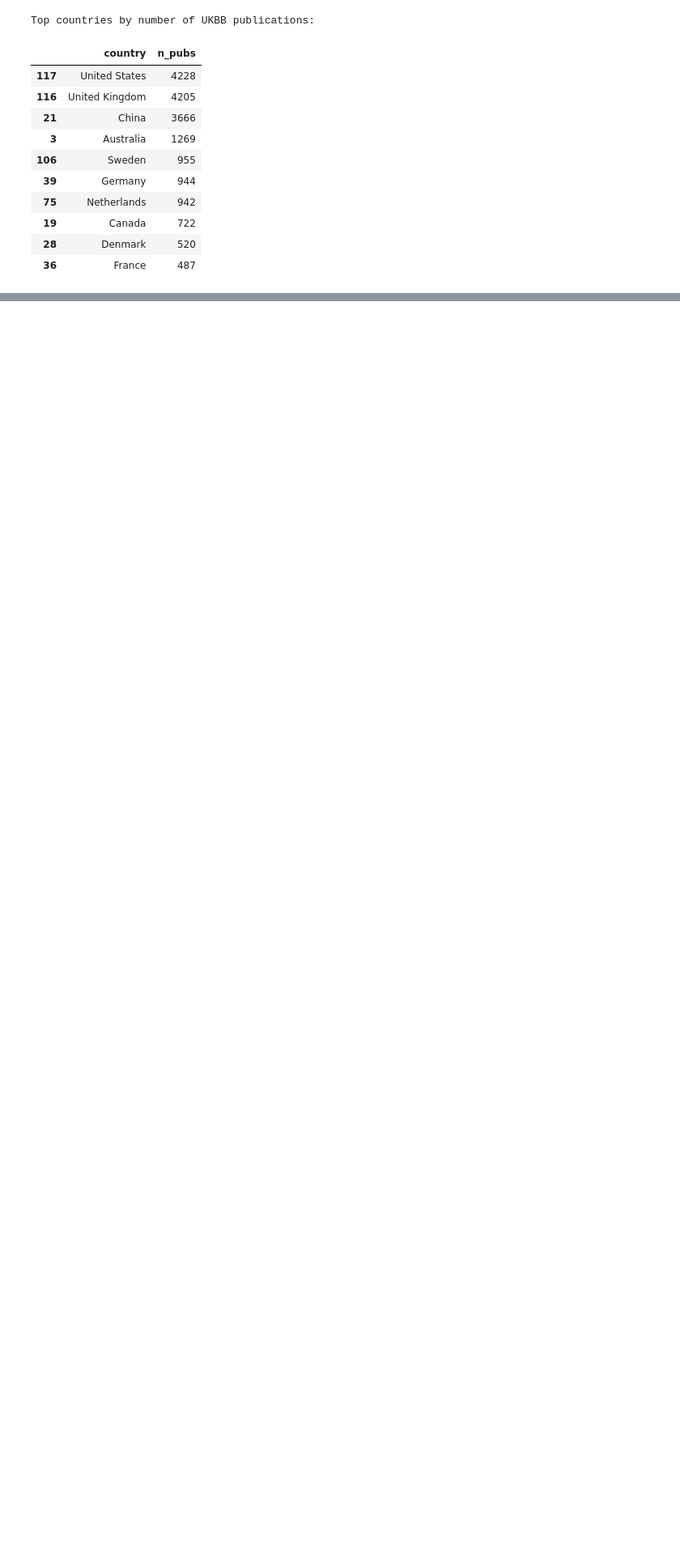
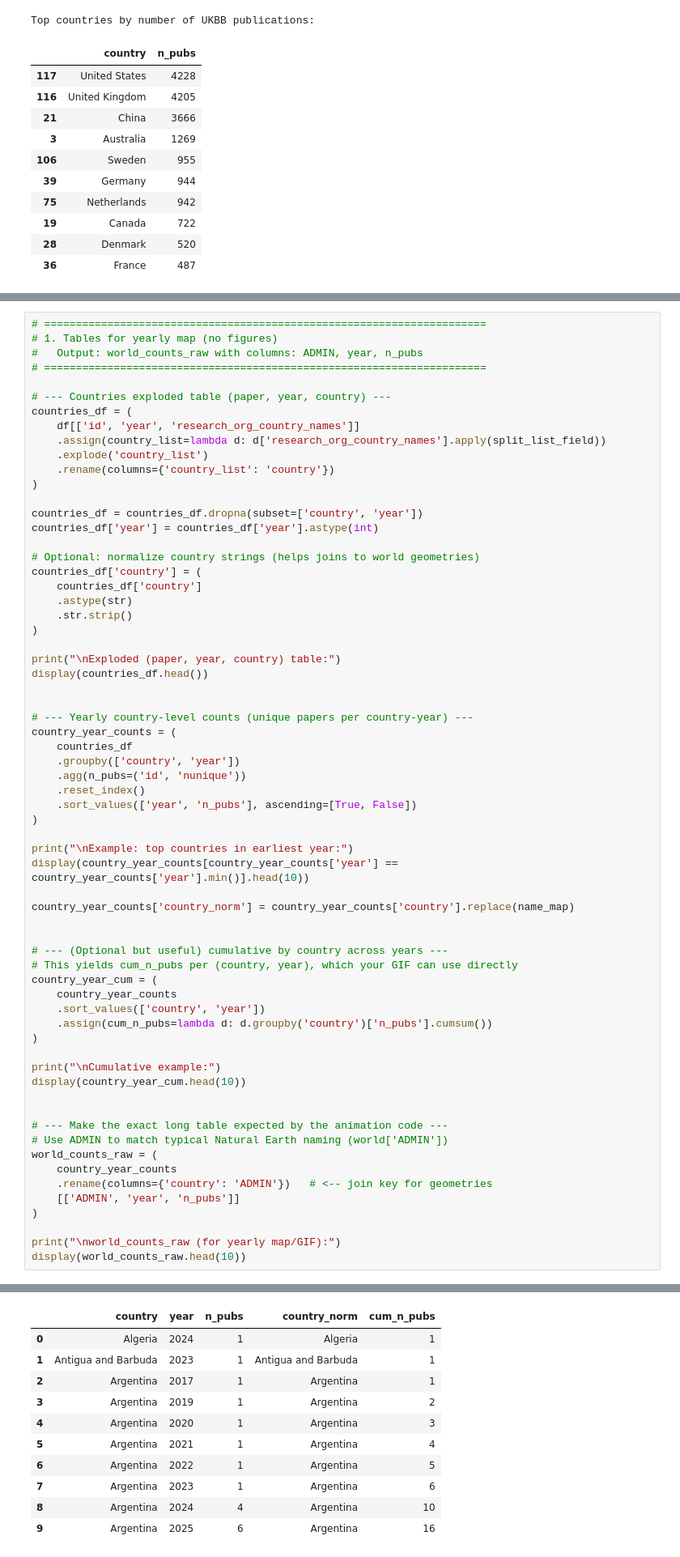
Before and after one commit to OxfordDemSci/20_years_of_ukb, a Jupyter notebook: src/geography.ipynb, the cells around one changed output, grey strips where cells are left out. Shown at 81% size. Saved outputs shown, nothing was run; the diff lists cells and outputs as text; blank space fills up the shorter version.

```diff
--- a/src/geography.ipynb
+++ b/src/geography.ipynb
@@ -408,0 +441,66 @@ plt.savefig("../output/figures/geography.png", bbox_inches='tight', dpi=800)
+# %%
+# ======================================================================
+# 1. Tables for yearly map (no figures)
+#   Output: world_counts_raw with columns: ADMIN, year, n_pubs
+# ======================================================================
+
+# --- Countries exploded table (paper, year, country) ---
+countries_df = (
+    df[['id', 'year', 'research_org_country_names']]
+    .assign(country_list=lambda d: d['research_org_country_names'].apply(split_list_field))
+    .explode('country_list')
+    .rename(columns={'country_list': 'country'})
+)
+
+countries_df = countries_df.dropna(subset=['country', 'year'])
+countries_df['year'] = countries_df['year'].astype(int)
+
+# Optional: normalize country strings (helps joins to world geometries)
+countries_df['country'] = (
+    countries_df['country']
+    .astype(str)
+    .str.strip()
+)
+
+print("\nExploded (paper, year, country) table:")
+display(countries_df.head())
+
+
+# --- Yearly country-level counts (unique papers per country-year) ---
+country_year_counts = (
+    countries_df
+    .groupby(['country', 'year'])
+    .agg(n_pubs=('id', 'nunique'))
+    .reset_index()
+    .sort_values(['year', 'n_pubs'], ascending=[True, False])
+)
+
+print("\nExample: top countries in earliest year:")
+display(country_year_counts[country_year_counts['year'] == country_year_counts['year'].min()].head(10))
+
+country_year_counts['country_norm'] = country_year_counts['country'].replace(name_map)
+
+
+# --- (Optional but useful) cumulative by country across years ---
+# This yields cum_n_pubs per (country, year), which your GIF can use directly
+country_year_cum = (
+    country_year_counts
+    .sort_values(['country', 'year'])
+    .assign(cum_n_pubs=lambda d: d.groupby('country')['n_pubs'].cumsum())
+)
+
+print("\nCumulative example:")
+display(country_year_cum.head(10))
+
+
+# --- Make the exact long table expected by the animation code ---
+# Use ADMIN to match typical Natural Earth naming (world['ADMIN'])
+world_counts_raw = (
+    country_year_counts
+    .rename(columns={'country': 'ADMIN'})   # <-- join key for geometries
+    [['ADMIN', 'year', 'n_pubs']]
+)
+
+print("\nworld_counts_raw (for yearly map/GIF):")
+display(world_counts_raw.head(10))
+# %% [output]
@@ -408,0 +521,11 @@ plt.savefig("../output/figures/geography.png", bbox_inches='tight', dpi=800)
+|  | country | year | n_pubs | country_norm | cum_n_pubs |
+| 0 | Algeria | 2024 | 1 | Algeria | 1 |
+| 1 | Antigua and Barbuda | 2023 | 1 | Antigua and Barbuda | 1 |
+| 2 | Argentina | 2017 | 1 | Argentina | 1 |
+| 3 | Argentina | 2019 | 1 | Argentina | 2 |
+| 4 | Argentina | 2020 | 1 | Argentina | 3 |
+| 5 | Argentina | 2021 | 1 | Argentina | 4 |
+| 6 | Argentina | 2022 | 1 | Argentina | 5 |
+| 7 | Argentina | 2023 | 1 | Argentina | 6 |
+| 8 | Argentina | 2024 | 4 | Argentina | 10 |
+| 9 | Argentina | 2025 | 6 | Argentina | 16 |
```
Also changed, not shown: parts of 9 cells of this notebook.
